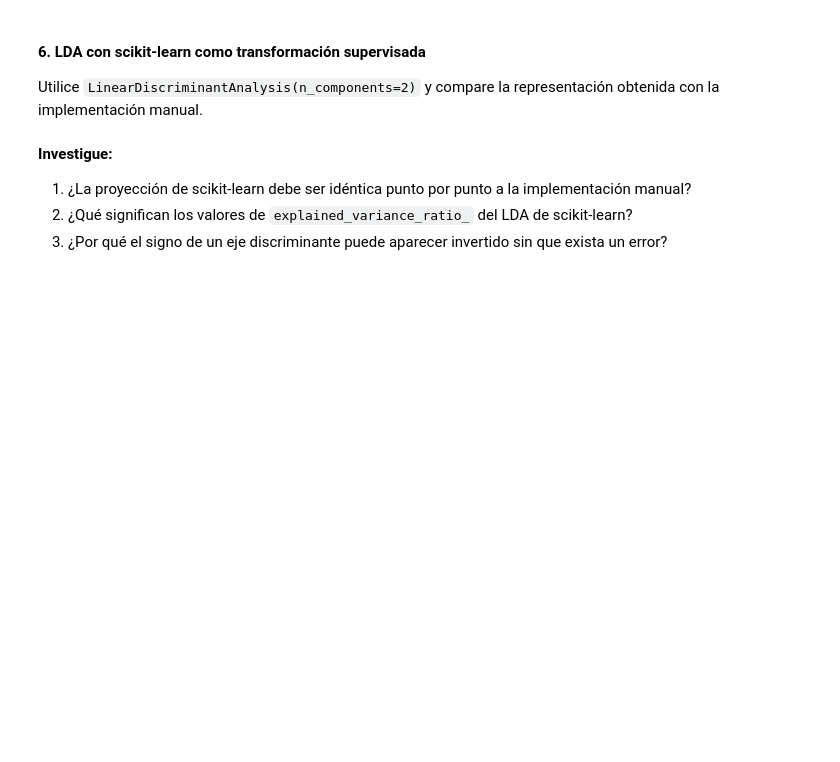
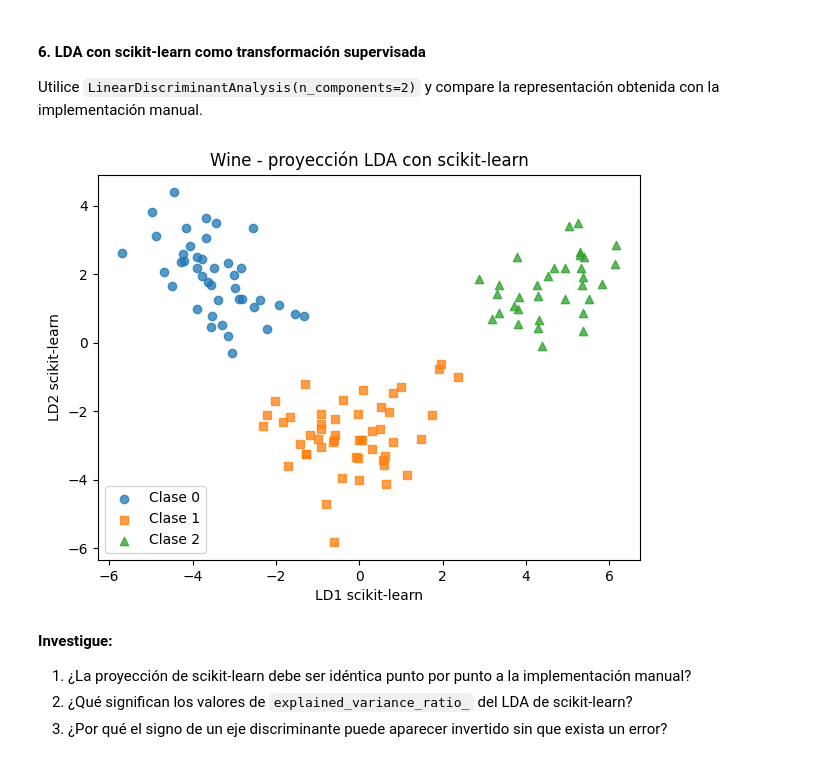
Before and after one commit to LucasSegovia01/Nu-ez_Segovia-Aprendizaje_automatico, a Jupyter notebook: Trabajo_practico_6/Clasificacion_LDA_SVM.ipynb, the cells around one changed output. Cells and saved outputs as stored; diff of their text form; code cells hidden in the pictures; blank space fills up the shorter version.

```diff
--- a/Trabajo_practico_6/Clasificacion_LDA_SVM.ipynb
+++ b/Trabajo_practico_6/Clasificacion_LDA_SVM.ipynb
@@ -173,6 +184,8 @@ Para esta primera parte se reservará un conjunto de prueba que permanecerá fue
 - `test_size=0.30`
 - `random_state=42`
 - `stratify=y`.
+# %%
+X_train, X_test, y_train, y_test = train_test_split(X, y, test_size=0.30, random_state=42, stratify=y)
 # %% [markdown]
 #### 4. Estandarización para la implementación manual
 
@@ -181,6 +194,9 @@ Para reproducir de manera estable los pasos matriciales de LDA y facilitar la co
 > **Importante.** A diferencia de KNN y SVM, el LDA clásico no depende de distancias euclidianas entre atributos en la misma forma y, en teoría, una transformación lineal invertible de escala no debería cambiar esencialmente la regla discriminante. Aquí se escala principalmente por estabilidad numérica y para mantener un flujo de trabajo homogéneo.
 # %%
 # Escale train y test
+scaler= StandardScaler()
+X_train_std =scaler.fit_transform(X_train)
+X_test_std= scaler.transform(X_test)
 # %% [markdown]
 #### 5. Implementación guiada de LDA como reducción de dimensionalidad
 
@@ -310,6 +361,31 @@ plt.show()
 #### 6. LDA con scikit-learn como transformación supervisada
 
 Utilice `LinearDiscriminantAnalysis(n_components=2)` y compare la representación obtenida con la implementación manual.
+# %%
+lda_sklearn = LinearDiscriminantAnalysis(n_components=2)
+
+X_train_lda_sklearn =  lda_sklearn.fit_transform(X_train_std, y_train)
+X_test_lda_sklearn = lda_sklearn.transform(X_train_std)
+
+plt.figure(figsize=(7, 5))
+markers = ['o', 's', '^']
+
+for idx, label in enumerate(np.unique(y_train)):
+    plt.scatter(
+        X_train_lda_sklearn[y_train == label, 0],
+        X_train_lda_sklearn[y_train == label, 1],
+        marker=markers[idx],
+        alpha=0.75,
+        label=f'Clase {label}',
+    )
+
+plt.xlabel('LD1 scikit-learn')
+plt.ylabel('LD2 scikit-learn')
+plt.title('Wine - proyección LDA con scikit-learn')
+plt.legend()
+plt.show()
+# %% [output]
+[figure, added]
 # %% [markdown]
 **Investigue:**
 
```
Also changed, not shown: parts of 14 cells of this notebook.
